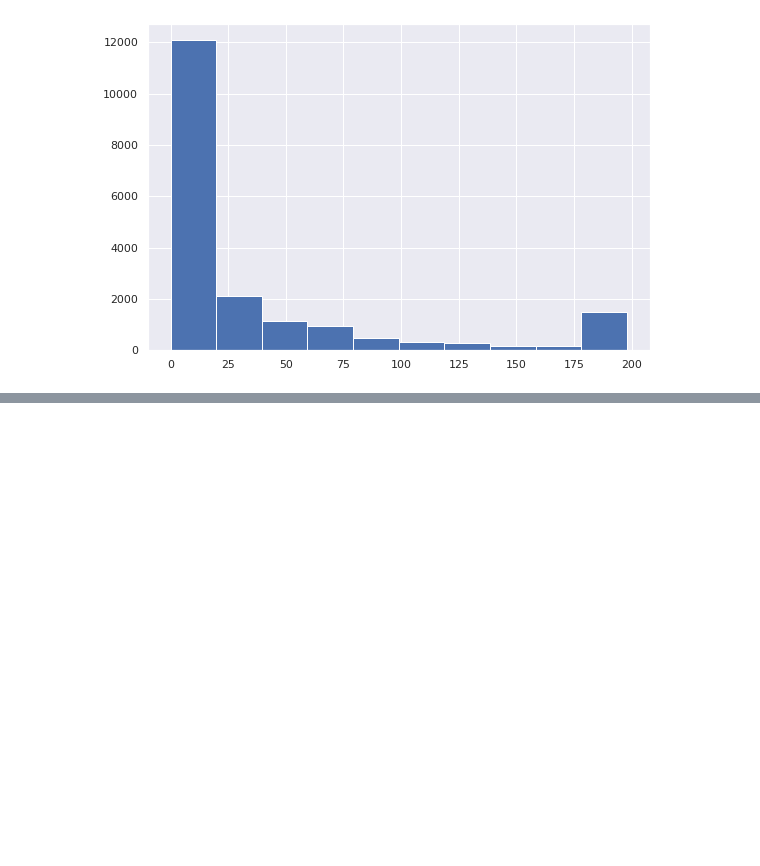
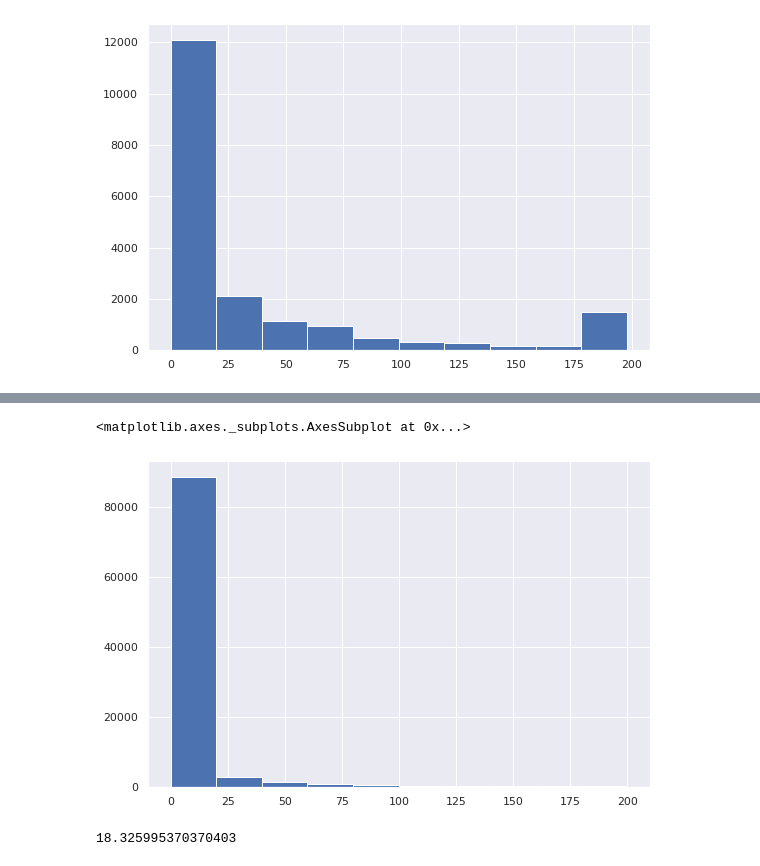
Before and after one commit to GoryachevDaniil/DS-ML_Intro_stepik.ipynb, a Jupyter notebook: DS_ML_Intro_stepik.ipynb, the cells around one changed output, grey strips where cells are left out. Drawn from its saved outputs; the diff is of its cells as text; code cells hidden in the pictures; blank space fills up the shorter version.

```diff
--- a/DS_ML_Intro_stepik.ipynb
+++ b/DS_ML_Intro_stepik.ipynb
@@ -1121,7 +1121,7 @@ mean_session_value_data
 # submission_status - статус решения
 # user_id - анонимизированный id юзера
 # %%
-event_data_train = my_stat_1 = pd.read_csv('/content/gdrive/MyDrive/DS_ML_Intro_stepik/event_data_train.csv', sep=',')
+event_data_train = pd.read_csv('/content/gdrive/MyDrive/DS_ML_Intro_stepik/event_data_train.csv', sep=',')
 # %%
 event_data_train.head(10)
 # %% [output]
@@ -1202,0 +1247,13 @@ event_data_train.pivot_table(index='user_id', \
+# %%
+gap_data = pd.Series(np.concatenate(event_data_train[['user_id', 'day', 'timestamp']].drop_duplicates(subset=['user_id', 'day']) \
+                                                    .groupby('user_id')['timestamp'].apply(list).apply(np.diff).values))
+gap_data = gap_data / (24 *60 * 60)
+# %%
+gap_data[gap_data < 200].hist()
+# %% [output]
+<matplotlib.axes._subplots.AxesSubplot at 0x...>
+[figure, added]
+# %%
+gap_data.quantile(0.90)
+# %% [output]
+18.325995370370403
```
Also changed, not shown: parts of 25 cells of this notebook.
